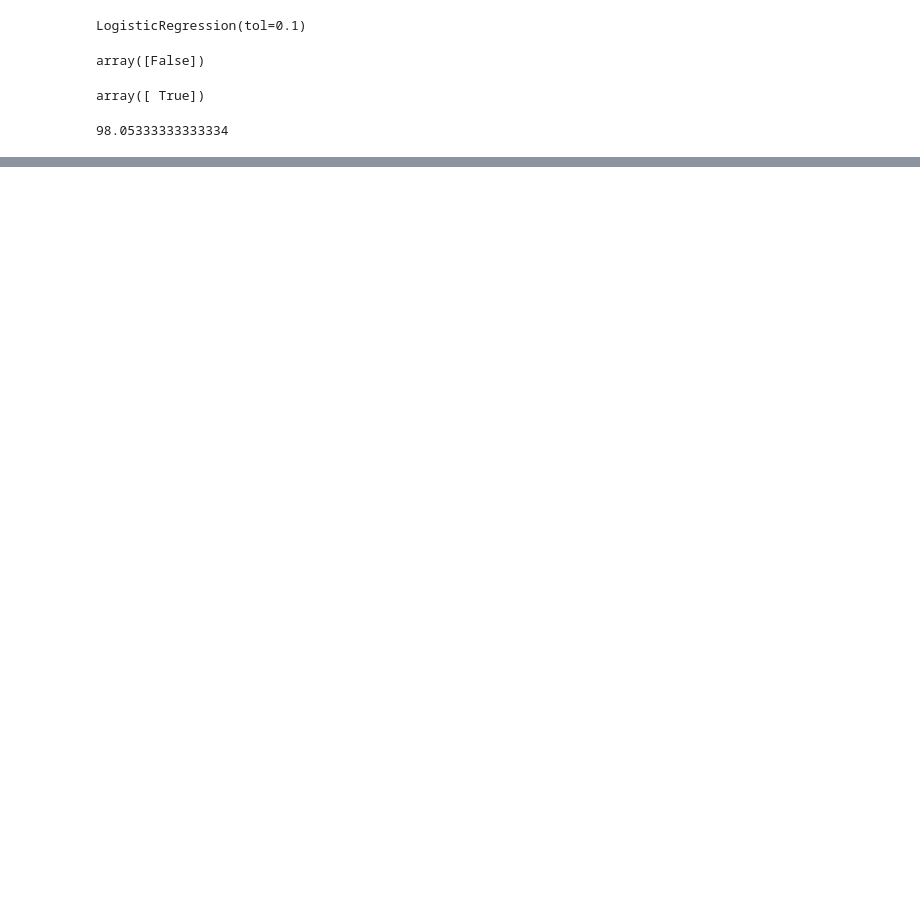
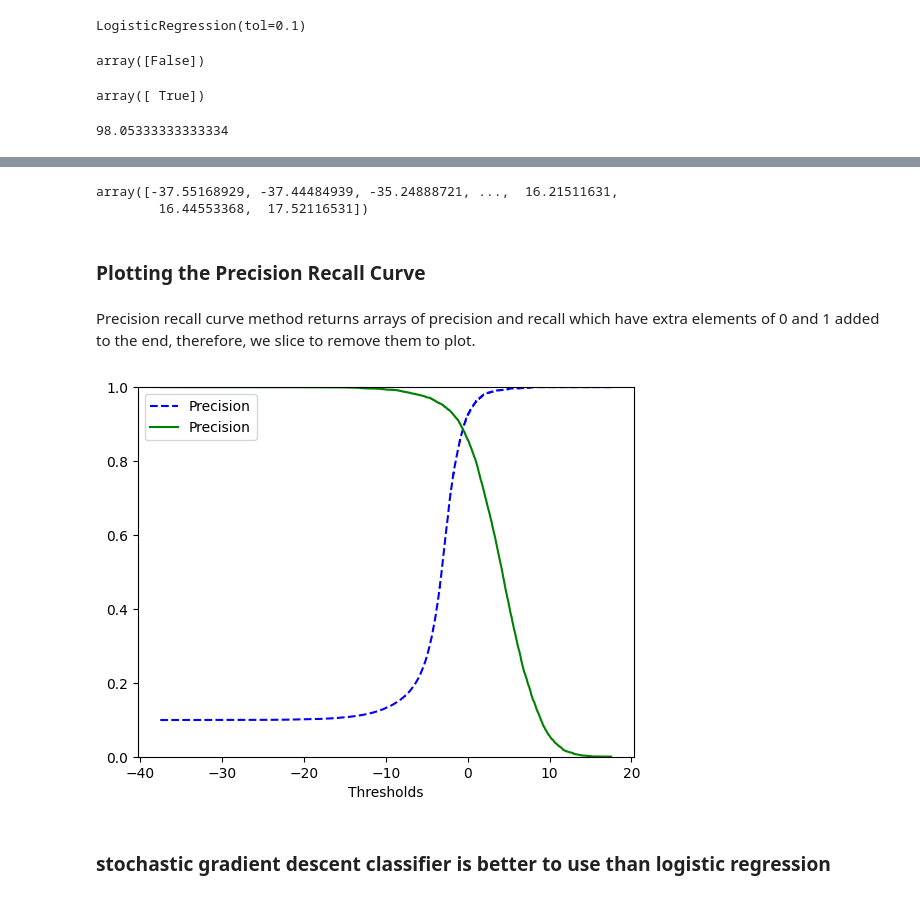
Before and after one commit to KayVeeZ/learning_ml, a Jupyter notebook: MNIST_detector.ipynb, the cells around one changed output, grey strips where cells are left out. Saved outputs shown, nothing was run; the diff lists cells and outputs as text; code cells hidden in the pictures; blank space fills up the shorter version.

```diff
--- a/MNIST_detector.ipynb
+++ b/MNIST_detector.ipynb
@@ -200,0 +226,2 @@ a.mean()
+# %%
+y_scores = cross_val_predict(clf, x_train, y_train_2, cv=3, method='decision_function')
@@ -200,0 +233,2 @@ a.mean()
+# %%
+precisions, recalls, thresholds = precision_recall_curve(y_train_2, y_scores)
@@ -200,0 +244,20 @@ a.mean()
+# %%
+thresholds
+# %% [output]
+array([-37.55168929, -37.44484939, -35.24888721, ...,  16.21511631,
+        16.44553368,  17.52116531])
+# %% [markdown]
+### Plotting the Precision Recall Curve
+# %% [markdown]
+Precision recall curve method returns arrays of precision and recall which have extra elements of 0 and 1 added to the end, therefore, we slice to remove them to plot.
+# %%
+plt.plot(thresholds, precisions[:-1], 'b--', label='Precision')
+plt.plot(thresholds, recalls[:-1], 'g-', label='Precision')
+plt.xlabel("Thresholds")
+plt.legend(loc='upper left')
+plt.ylim([0,1])
+plt.show()
+# %% [output]
+[figure, added]
+# %% [markdown]
+### stochastic gradient descent classifier is better to use than logistic regression
```
Also changed, not shown: parts of 43 cells of this notebook.
